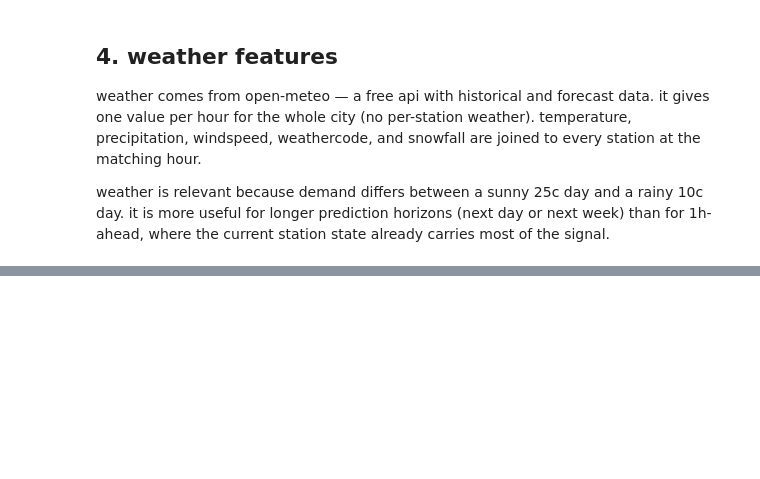
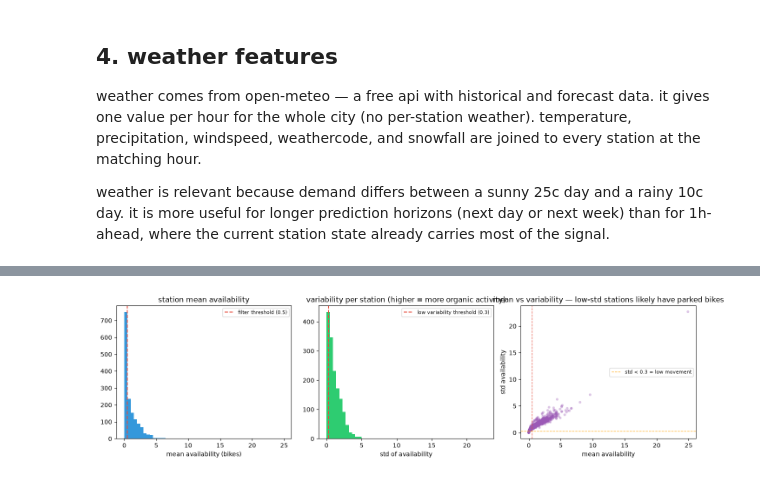
Before and after one commit to vinechai/nextbike, a Jupyter notebook: notebooks/02_features.ipynb, the cells around one changed output, grey strips where cells are left out. Drawn from its saved outputs; the diff is of its cells as text; code cells hidden in the pictures; blank space fills up the shorter version.

```diff
--- a/notebooks/02_features.ipynb
+++ b/notebooks/02_features.ipynb
@@ -263,5 +425,7 @@ else:
 # %%
-features = hourly[~hourly['is_distorted']].copy()
+import holidays as _holidays
+
+features = hourly.copy()  # keep all hours — rebalancing filter removed, see notes below
 features = features.merge(stations_df, on='station_uid', how='left')
 
 # exclude data before march 2026. january had a smaller winter fleet (different station set).
@@ -277,8 +441,14 @@ features['dow']         = features['hour'].dt.dayofweek   # 0=Mon, 6=Sun
 features['month']       = features['hour'].dt.month
 features['is_weekend']  = features['dow'].isin([5, 6]).astype(int)
 
-# sin/cos encoding maps cyclical features to a unit circle.
-# this makes hour 23 and hour 0 appear geometrically close, not 23 apart.
+# czech public holidays — a holiday tuesday behaves like sunday, not a weekday.
+# the holidays package covers CZ national holidays including easter (date varies per year).
+_years = range(features['hour'].dt.year.min(), features['hour'].dt.year.max() + 2)
+_cz_hols = _holidays.Czechia(years=list(_years))
+features['is_holiday'] = features['hour'].dt.date.map(lambda d: int(d in _cz_hols))
+print(f'is_holiday: {features["is_holiday"].sum():,} station-hours on public holidays '
+      f'({features[features["is_holiday"]==1]["hour"].dt.date.nunique()} distinct days)')
+
 features['hour_sin']  = np.sin(2 * np.pi * features['hour_of_day'] / 24)
 features['hour_cos']  = np.cos(2 * np.pi * features['hour_of_day'] / 24)
 features['dow_sin']   = np.sin(2 * np.pi * features['dow'] / 7)
@@ -367,0 +724,63 @@ for col in ['lag_1h', 'lag_24h', 'lag_168h']:
+# %%
+# station activity analysis and filter.
+# mean availability alone can miss "parked bike" stations — one bike sitting there
+# for weeks gives mean=1.0 but std≈0. stations with genuine organic use have
+# both a reasonable mean and variation as bikes are taken and returned.
+activity = (
+    features.groupby('station_uid')['avg_available']
+    .agg(['mean', 'std', lambda x: (x == 0).mean() * 100])
+    .rename(columns={'mean': 'mean_avail', 'std': 'std_avail', '<lambda_0>': 'pct_zero'})
+    .reset_index()
+)
+
+fig, axes = plt.subplots(1, 3, figsize=(14, 4))
+
+axes[0].hist(activity['mean_avail'], bins=50, color='#3498db', edgecolor='none')
+axes[0].axvline(0.5, color='#e74c3c', linestyle='--', linewidth=1.5, label='filter threshold (0.5)')
+axes[0].set_xlabel('mean availability (bikes)')
+axes[0].set_title('station mean availability')
+axes[0].legend(fontsize=8)
+
+axes[1].hist(activity['std_avail'].dropna(), bins=50, color='#2ecc71', edgecolor='none')
+axes[1].axvline(0.3, color='#e74c3c', linestyle='--', linewidth=1.5, label='low variability threshold (0.3)')
+axes[1].set_xlabel('std of availability')
+axes[1].set_title('variability per station (higher = more organic activity)')
+axes[1].legend(fontsize=8)
+
+axes[2].scatter(activity['mean_avail'], activity['std_avail'],
+                alpha=0.35, s=18, color='#9b59b6', edgecolor='none')
+axes[2].axvline(0.5, color='#e74c3c', linestyle='--', linewidth=1, alpha=0.8)
+axes[2].axhline(0.3, color='orange', linestyle='--', linewidth=1, alpha=0.8, label='std < 0.3 = low movement')
+axes[2].set_xlabel('mean availability')
+axes[2].set_ylabel('std availability')
+axes[2].set_title('mean vs variability — low-std stations likely have parked bikes')
+axes[2].legend(fontsize=8)
+
+plt.tight_layout()
+plt.show()
+
+# "almost dead" — passes mean filter but barely moves.
+# these are either outdoor storage spots or stations at dead-end locations.
+almost_dead = activity[
+    (activity['mean_avail'] >= 0.5) &
+    (activity['std_avail'].notna()) &
+    (activity['std_avail'] < 0.3)
+].sort_values('std_avail')
+print(f'stations passing mean filter but with very low variability (std < 0.3): {len(almost_dead)}')
+if len(almost_dead):
+    display(almost_dead.head(15))
+
+# filter: keep only stations where avg_available >= 0.5 (structurally non-empty).
+# "almost dead" stations (low std but mean >= 0.5) are kept — the model can
+# learn that these stations are reliably low-activity from their feature values.
+station_mean = activity.set_index('station_uid')['mean_avail']
+active_uids  = station_mean[station_mean >= 0.5].index
+
+n_before = features['station_uid'].nunique()
+features = features[features['station_uid'].isin(active_uids)].copy()
+n_after  = features['station_uid'].nunique()
+
+print(f'\nstation filter (mean >= 0.5): kept {n_after:,}, dropped {n_before - n_after:,}')
+print(f'rows: {len(features):,}')
+# %% [output]
+[figure, added]
```
Also changed, not shown: parts of 18 cells of this notebook, 7 other files.
